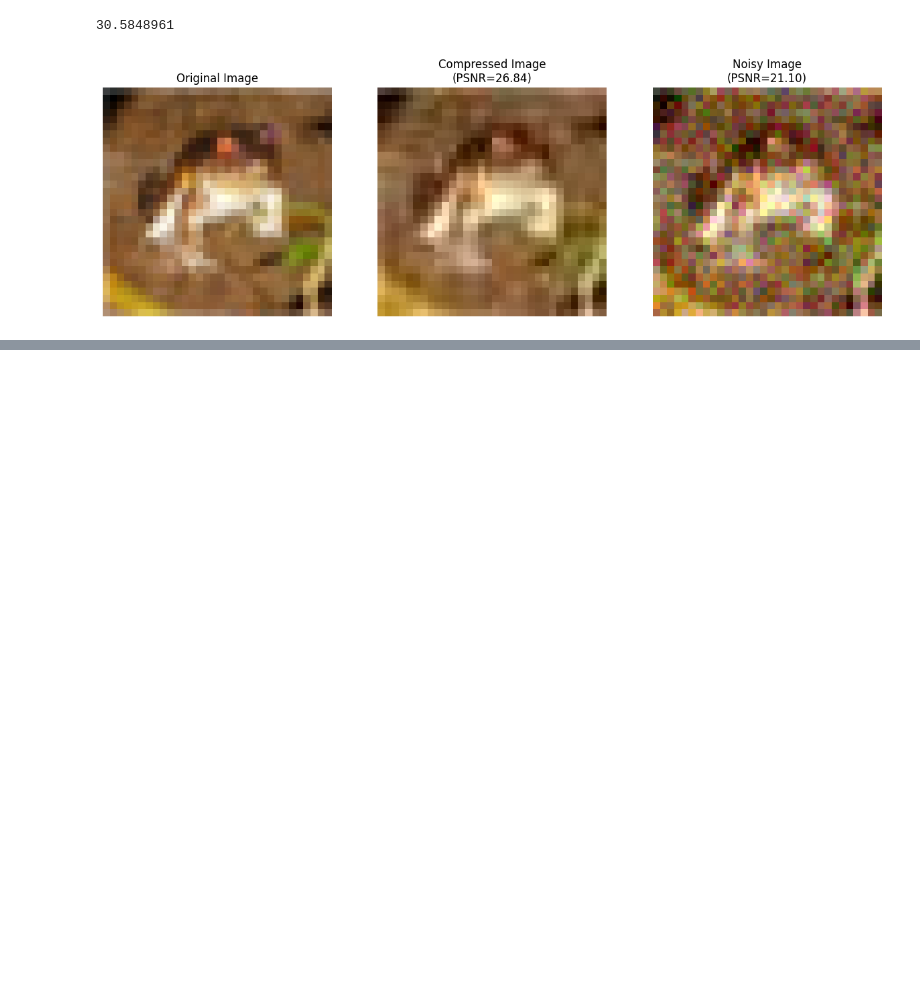
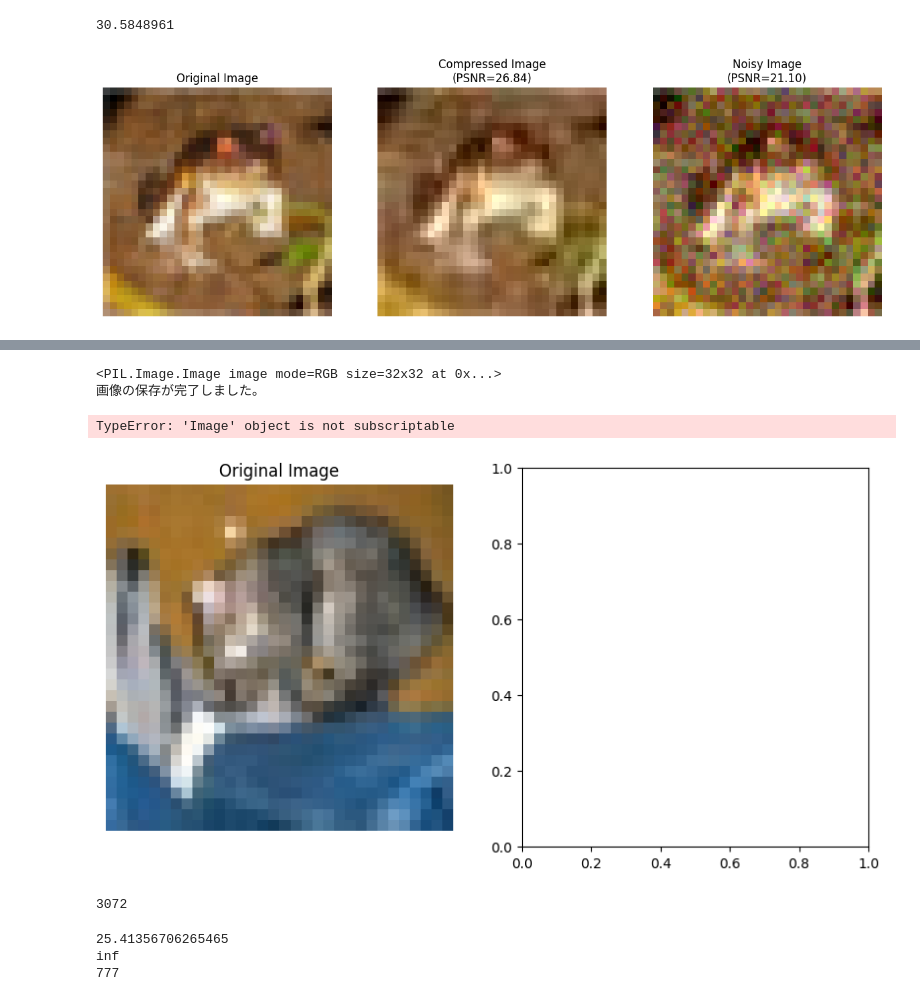
Before and after one commit to Omi031/DeepJSCC_for_Wireless_Image_Transmission, a Jupyter notebook: JPEG.ipynb, the cells around one changed output, grey strips where cells are left out. Cells and saved outputs as stored; diff of their text form; code cells hidden in the pictures; blank space fills up the shorter version.

```diff
--- a/JPEG.ipynb
+++ b/JPEG.ipynb
@@ -235,0 +310,36 @@ plt.show()
+# %%
+import tensorflow as tf
+import numpy as np
+from PIL import Image
+import os
+
+# CIFAR-10データセットをロード
+(_, _), (org_img, _) = tf.keras.datasets.cifar10.load_data()
+
+org_img = org_img[:100]
+
+# トレーニングデータの画像を保存
+for i in range(org_img.shape[0]):
+  img = Image.fromarray(org_img[i])
+  img.save(f"./images/org_img_{i}.png")
+
+print(img)
+print("画像の保存が完了しました。")
+# %% [output]
+<PIL.Image.Image image mode=RGB size=32x32 at 0x...>
+画像の保存が完了しました。
+# %%
+# 結果の表示
+fig, axes = plt.subplots(1, 2, figsize=(10, 5))
+axes[0].imshow(org_img[0])
+axes[0].set_title('Original Image')
+axes[0].axis('off')
+
+axes[1].imshow(img[0])
+axes[1].set_title(f'JPEG')
+axes[1].axis('off')
+
+plt.show()
+# %% [output]
+TypeError: 'Image' object is not subscriptable
+[figure, added]
@@ -235,0 +365,4 @@ plt.show()
+# %%
+print(len(org_img[0].tobytes()))
+# %% [output]
+3072
@@ -235,0 +375,10 @@ plt.show()
+# %%
+jpeg_img = np.array(Image.open(f'{DIR}/quality_35.jpeg'))
+bmp_img = np.array(Image.open(f'{DIR}/org_img.bmp'))
+print(psnr(org_img[0], jpeg_img, data_range=255))
+print(psnr(org_img[0], bmp_img, data_range=255))
+print(file_size[35])
+# %% [output]
+25.41356706265465
+inf
+777
```
Also changed, not shown: parts of 11 cells of this notebook, 3 other files.
